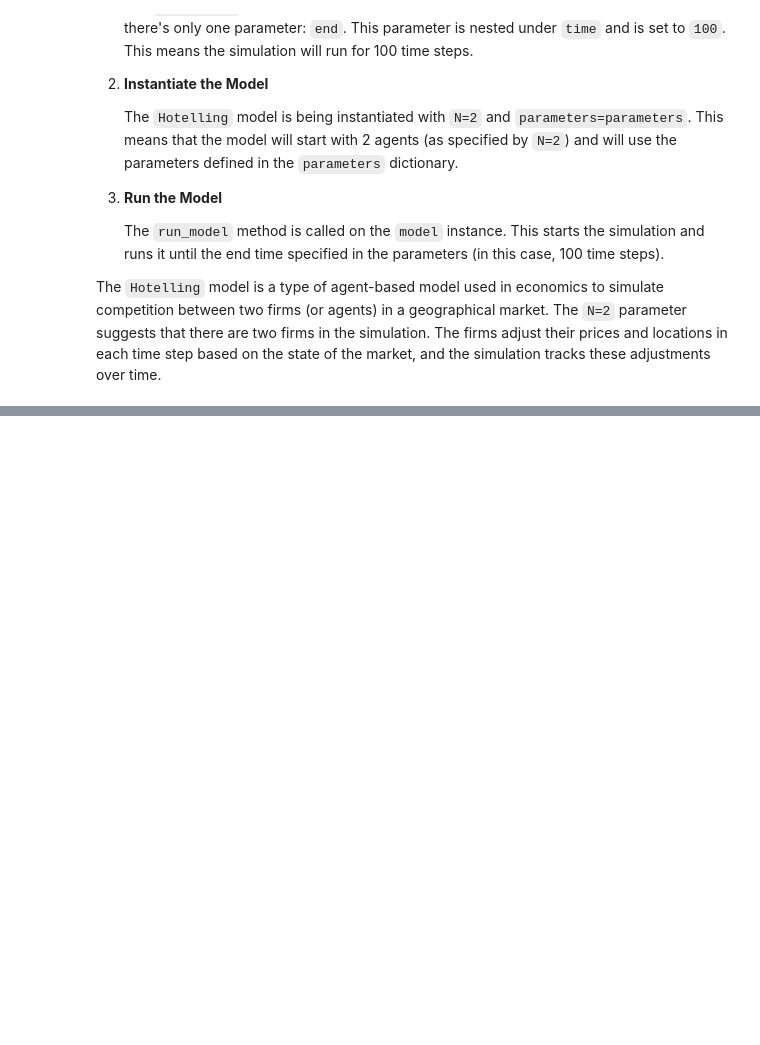
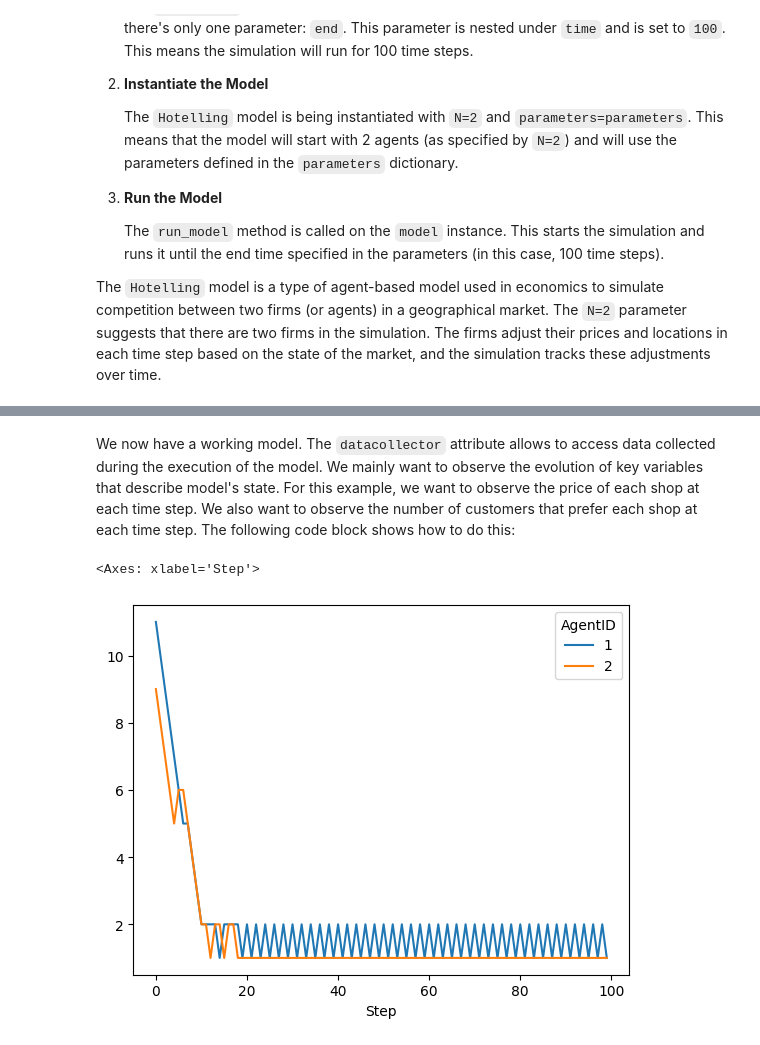
Before and after one commit to SongshGeoLab/ABSESpy, a Jupyter notebook: docs/tutorial/beginner/hotelling_tutorial.ipynb, the cells around one changed output, grey strips where cells are left out. Drawn from its saved outputs; the diff is of its cells as text; code cells hidden in the pictures; blank space fills up the shorter version.

Commit message:
Added the initial piece of datacollection

```diff
--- a/docs/tutorial/beginner/hotelling_tutorial.ipynb
+++ b/docs/tutorial/beginner/hotelling_tutorial.ipynb
@@ -19,9 +19,10 @@ We will also need an class that inherits from Actor. We will call it shop to hon
 import numpy as np
 
 from abses import Actor, MainModel
+from abses.datacollection import DataCollector
 
 # Define random number generator
-rng = numpy.random.default_rng(seed=42)
+rng = np.random.default_rng(seed=42)
 
 
 class Shop(Actor):
@@ -88,6 +91,11 @@ class Hotelling(MainModel):
             agent.put_on_layer(
                 layer=self.nature.major_layer, pos=tuple(positions[i])
             )
+
+        # Initialize a DataCollector object
+        self.datacollector = DataCollector(
+            self, agent_reporters={"Price": "price", "Area": "area_count"}
+        )
 # %% [markdown]
 The `step` method of the `Hotelling` model class is responsible for updating the state of the model at each time step. It will first call the a method to calculate the monopoly areas for each shop, and then assigns the area count to each shop. The reasoning being that at the end of each step all agents decisions will have affected the state of the environment, thus, we recalculate variables that are affected by changes instantiated by those decisions and update them. It then triggers all agents to step. Finally, it triggers the price and positional changes to take effect using the `advance` method each agent should have.
 
@@ -113,6 +121,11 @@ class Hotelling(MainModel):
                 layer=self.nature.major_layer, pos=tuple(positions[i])
             )
 
+        # Initialize a DataCollector object
+        self.datacollector = DataCollector(
+            self, agent_reporters={"Price": "price", "Area": "area_count"}
+        )
+
     def step(self):
         # recalculate areas and assign them to each agent
         areas = self.recalculate_areas()
@@ -126,6 +139,9 @@ class Hotelling(MainModel):
         # let price and positional changes take effect
         self.actors.trigger("advance")
 
+        # collect data
+        self.datacollector.collect()
+
     def recalculate_areas(self):
         pass
 # %% [markdown]
@@ -163,6 +179,11 @@ class Hotelling(MainModel):
                 layer=self.nature.major_layer, pos=tuple(positions[i])
             )
 
+        # Initialize a DataCollector object
+        self.datacollector = DataCollector(
+            self, agent_reporters={"Price": "price", "Area": "area_count"}
+        )
+
     def step(self):
         # recalculate areas and assign them to each agent
         areas = self.recalculate_areas()
@@ -175,6 +196,9 @@ class Hotelling(MainModel):
 
         # let price and positional changes take effect
         self.actors.trigger("advance")
+
+        # collect data
+        self.datacollector.collect()
 
     def recalculate_areas(self):
         areas = {}
@@ -431,0 +458,9 @@ model.run_model()
+# %% [markdown]
+We now have a working model. The `datacollector` attribute allows to access data collected during the execution of the model. We mainly want to observe the evolution of key variables that describe model's state. For this example, we want to observe the price of each shop at each time step. We also want to observe the number of customers that prefer each shop at each time step. The following code block shows how to do this:
+# %%
+results = model.datacollector.get_agent_vars_dataframe()
+
+results.unstack(level=1).Price.plot()
+# %% [output]
+<Axes: xlabel='Step'>
+[figure, added]
```
Also changed, not shown: parts of 7 cells of this notebook, 3 other files.
